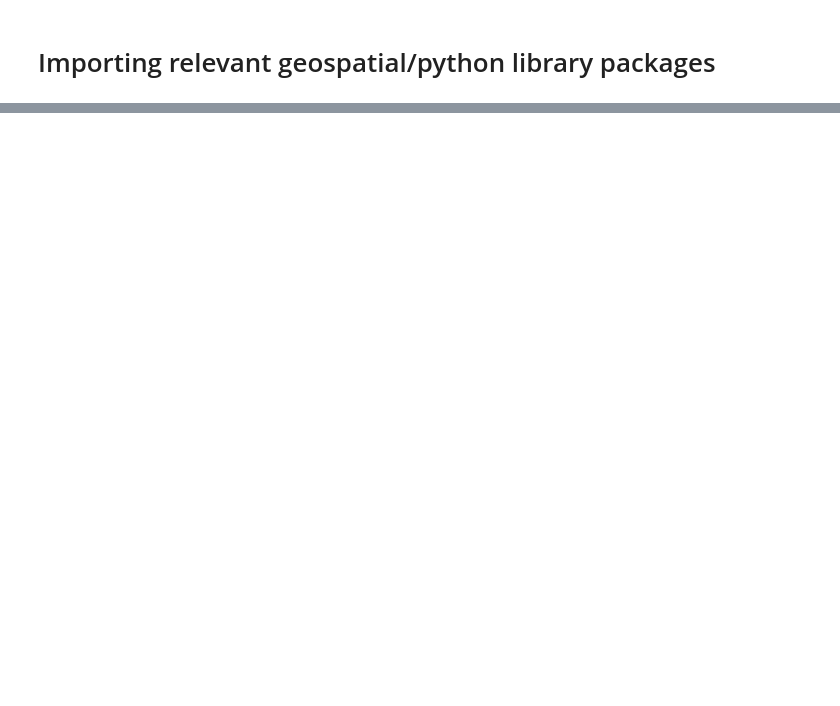
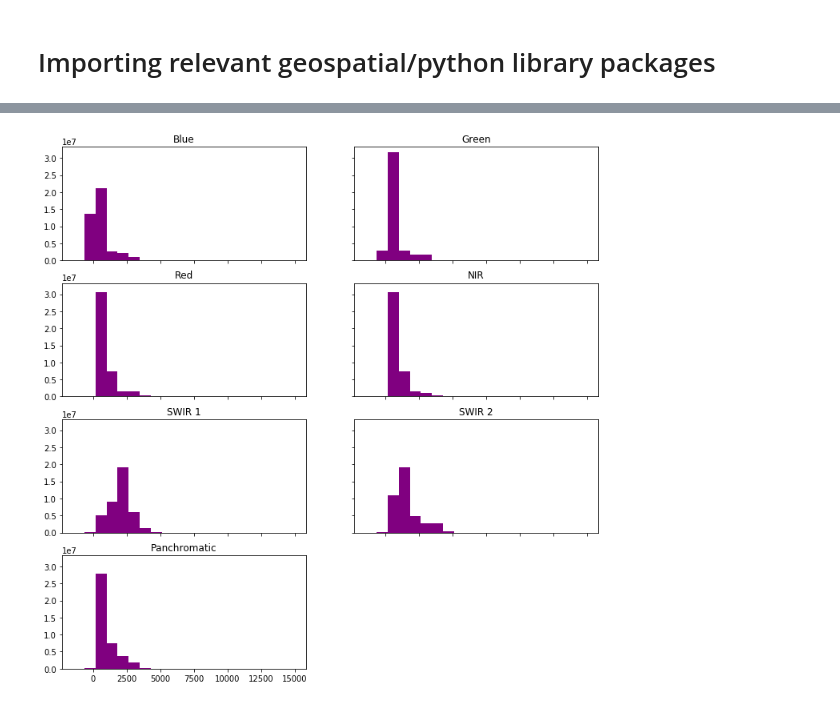
Before and after one commit to fireDetectionPrj/fireDetectionTeam, a Jupyter notebook: Fire Detection Project.ipynb, the cells around one changed output, grey strips where cells are left out. Cells and saved outputs as stored; diff of their text form; code cells hidden in the pictures; blank space fills up the shorter version.

```diff
--- a/Fire Detection Project.ipynb
+++ b/Fire Detection Project.ipynb
@@ -32,0 +34,6 @@ NameError: name 'plt' is not defined
+# %%
+ep.hist(array_stack,
+            title=titles)
+plt.show()
+# %% [output]
+[figure, added]
```
Also changed, not shown: parts of 7 cells of this notebook.
